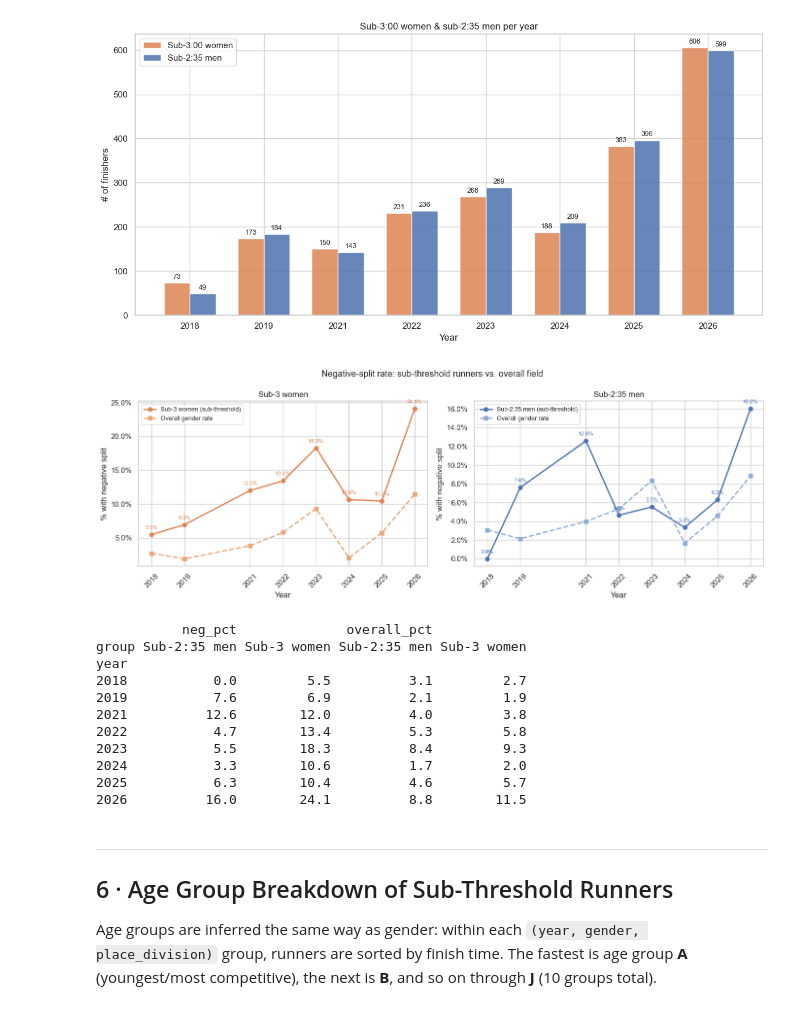
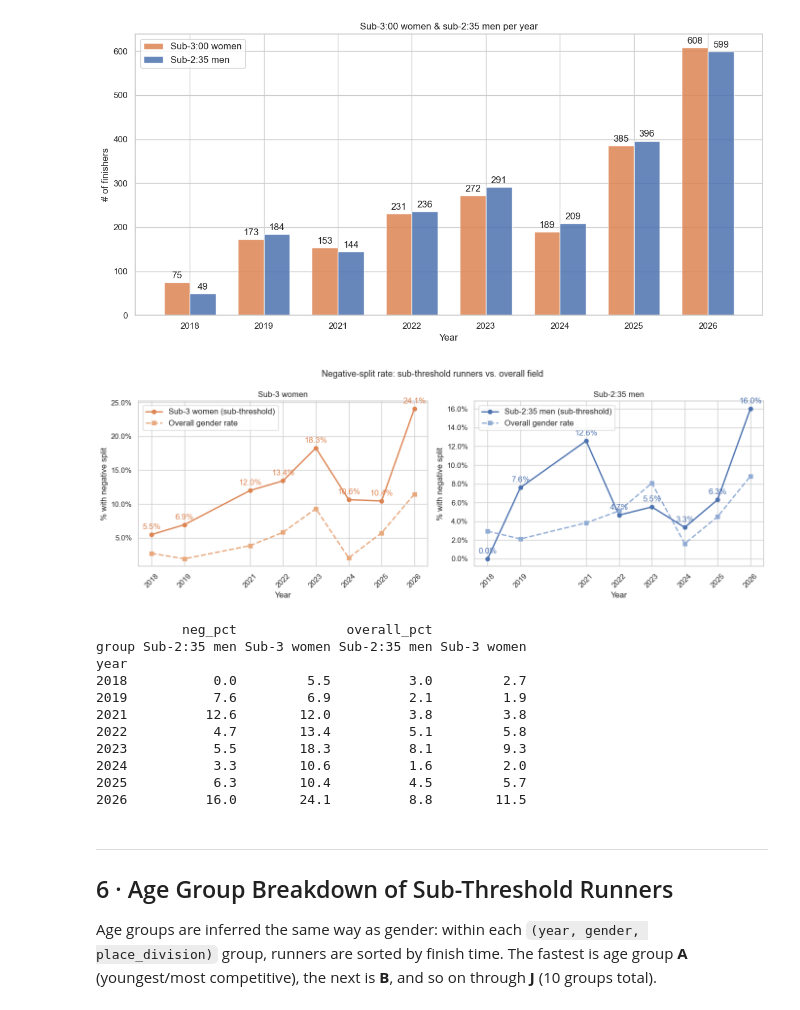
Before and after one commit to racheldadamio/rachels-receipts, a Jupyter notebook: boston_marathon_2/analysis.ipynb, the cells around one changed output. Cells and saved outputs as stored; diff of their text form; code cells hidden in the pictures.

```diff
--- a/boston_marathon_2/analysis.ipynb
+++ b/boston_marathon_2/analysis.ipynb
@@ -66,19 +68,20 @@ After cleaning: 196,697 rows
 #   rank 1 = Male, rank 2 = Female, rank 3+ = Para/adaptive (excluded).
 # Solo-rank runners (no female counterpart) are in the male tail → Male.
 
-raw["finish_rank_in_pg"] = (
-    raw.groupby(["year", "place_gender"])["finish_secs"]
-    .rank(method="first")
-    .astype(int)
-)
+for _r in [raw, raw_full]:
+    _r["finish_rank_in_pg"] = (
+        _r.groupby(["year", "place_gender"])["finish_secs"]
+        .rank(method="first")
+        .astype(int)
+    )
+    _r["gender"] = _r["finish_rank_in_pg"].map({1: "M", 2: "F"})
 
-gender_map = {1: "M", 2: "F"}
-raw["gender"] = raw["finish_rank_in_pg"].map(gender_map)  # NaN for para
+# df: split-analysis dataset (has split_diff)
+df = raw[raw["gender"].notna()].copy()
+# df_full: full field with valid finish times (no half-split requirement)
+df_full = raw_full[raw_full["gender"].notna()].copy()
 
-# Keep only M/F runners
-df = raw[raw["gender"].notna()].copy()
-
-print(df.groupby(["year", "gender"]).size().unstack())
+print(df_full.groupby(["year", "gender"]).size().unstack())
 # %% [output]
 gender      F      M
 year
@@ -156,7 +159,7 @@ for ax, yr in zip(axes, YEARS):
         )
 
     ax.axhline(0, color="black", linewidth=0.8, linestyle="--")
-    ax.set_title(str(yr), fontsize=11)
+    ax.set_title(str(yr), fontsize=12)
     ax.set_xlabel("")
 
     # x-axis: show H:MM labels
@@ -211,7 +214,7 @@ for g, gdf in neg_rates.groupby("gender"):
             textcoords="offset points",
             xytext=(0, 9),
             ha="center",
-            fontsize=8,
+            fontsize=12,
             color=palette[g],
         )
 
@@ -219,7 +222,7 @@ ax.set_xlabel("Year")
 ax.set_ylabel("% of finishers with negative split")
 ax.set_title("Negative-split rate by year and gender")
 ax.set_xticks(YEARS)
-ax.legend(title="Gender")
+ax.legend(title="Gender", fontsize=12)
 ax.yaxis.set_major_formatter(mticker.FormatStrFormatter("%.1f%%"))
 plt.tight_layout()
 plt.show()
@@ -521,7 +496,8 @@ SUB235 = 2 * 3600 + 35 * 60  # 9300 seconds
 
 results = []
 for yr in YEARS:
-    sub = df[df["year"] == yr]
+    # Use df_full so runners without half splits are included in the count
+    sub = df_full[df_full["year"] == yr]
     women = sub[sub["gender"] == "F"].sort_values("finish_secs")
     men = sub[sub["gender"] == "M"].sort_values("finish_secs")
 
@@ -660,46 +636,46 @@ for ax, group in zip(axes, ["Sub-3 women", "Sub-2:35 men"]):
 
     for _, row in sub.iterrows():
         ax.annotate(
             f"{row['neg_pct']:.1f}%",
             (row["year"], row["neg_pct"]),
             textcoords="offset points",
             xytext=(0, 8),
             ha="center",
-            fontsize=8,
+            fontsize=12,
             color=colors[group],
         )
 
     ax.set_title(group)
     ax.set_xlabel("Year")
     ax.set_ylabel("% with negative split")
     ax.set_xticks(YEARS)
     ax.tick_params(axis="x", rotation=45)
-    ax.legend(fontsize=9)
+    ax.legend(fontsize=12)
     ax.yaxis.set_major_formatter(mticker.FormatStrFormatter("%.1f%%"))
 
 fig.suptitle(
     "Negative-split rate: sub-threshold runners vs. overall field", fontsize=13
 )
 plt.tight_layout()
 plt.show()
 
 print(
     thr_df.pivot_table(index="year", columns="group", values=["neg_pct", "overall_pct"])
     .round(1)
     .to_string()
 )
 # %% [output]
-[figure, old version]
+[figure, new version]
            neg_pct              overall_pct
 group Sub-2:35 men Sub-3 women Sub-2:35 men Sub-3 women
 year
-2018           0.0         5.5          3.1         2.7
+2018           0.0         5.5          3.0         2.7
 2019           7.6         6.9          2.1         1.9
-2021          12.6        12.0          4.0         3.8
-2022           4.7        13.4          5.3         5.8
-2023           5.5        18.3          8.4         9.3
-2024           3.3        10.6          1.7         2.0
-2025           6.3        10.4          4.6         5.7
+2021          12.6        12.0          3.8         3.8
+2022           4.7        13.4          5.1         5.8
+2023           5.5        18.3          8.1         9.3
+2024           3.3        10.6          1.6         2.0
+2025           6.3        10.4          4.5         5.7
 2026          16.0        24.1          8.8        11.5
 # %% [markdown]
 ---
```
Also changed, not shown: parts of 17 cells of this notebook, 10 other files.
